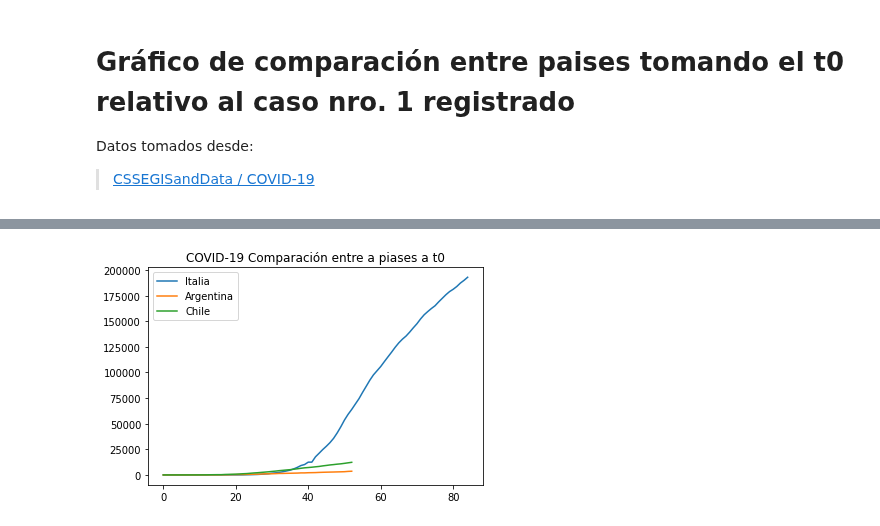
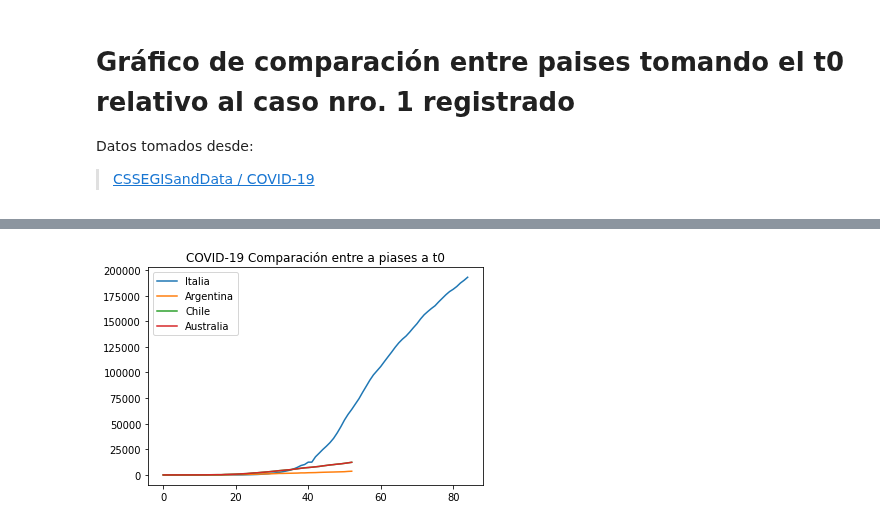
Before and after one commit to guillermohenrion/Intro-Python, a Jupyter notebook: Exploración_con_pandas.ipynb, the cells around one changed output, grey strips where cells are left out. Saved outputs shown, nothing was run; the diff lists cells and outputs as text; code cells hidden in the pictures.

```diff
--- a/Exploración_con_pandas.ipynb
+++ b/Exploración_con_pandas.ipynb
@@ -15,9 +27,8 @@ Datos tomados desde:
 import pandas as pd
 
 df_covid = pd.read_csv('time_series_covid19_confirmed_global.csv')
+df_covid=df_covid.drop(['Province/State',	'Lat',	'Long'], axis=1)
 df_covid.head()
-df_covid_Argentina=df_covid[df_covid['Country/Region']=='Argentina']
-df_covid=df_covid.drop(['Province/State',	'Lat',	'Long'], axis=1)
-df_covid_t=df_covid.transpose()
-df_covid_t.head()
+df_covid=df_covid.groupby('Country/Region').sum()
+df_covid.head()
 # %% [output]
@@ -61,15 +64,19 @@ df_covid_t0_Italia=df_covid_t0_Italia[df_covid_t0_Italia>0]
 
 df_covid_t0_Chile=df_covid_t0["Chile"]
 df_covid_t0_Chile=df_covid_t0_Chile[df_covid_t0_Chile>0]
+
+df_covid_t0_Australia=df_covid_t0["Australia"]
+df_covid_t0_Australia=df_covid_t0_Chile[df_covid_t0_Australia>0]
 # %%
 import matplotlib.pyplot as plt
 
 plt.title("COVID-19 Comparación entre a piases a t0")
 plt.plot(df_covid_t0_Italia.to_list(), label="Italia")
 plt.plot(df_covid_t0_Argentina.to_list(), label="Argentina")
 plt.plot(df_covid_t0_Chile.to_list(), label="Chile")
+plt.plot(df_covid_t0_Australia.to_list(), label="Australia")
 plt.legend()
 
 plt.show()
 # %% [output]
-[figure, old version]
+[figure, new version]
```
Also changed, not shown: parts of 4 cells of this notebook.
